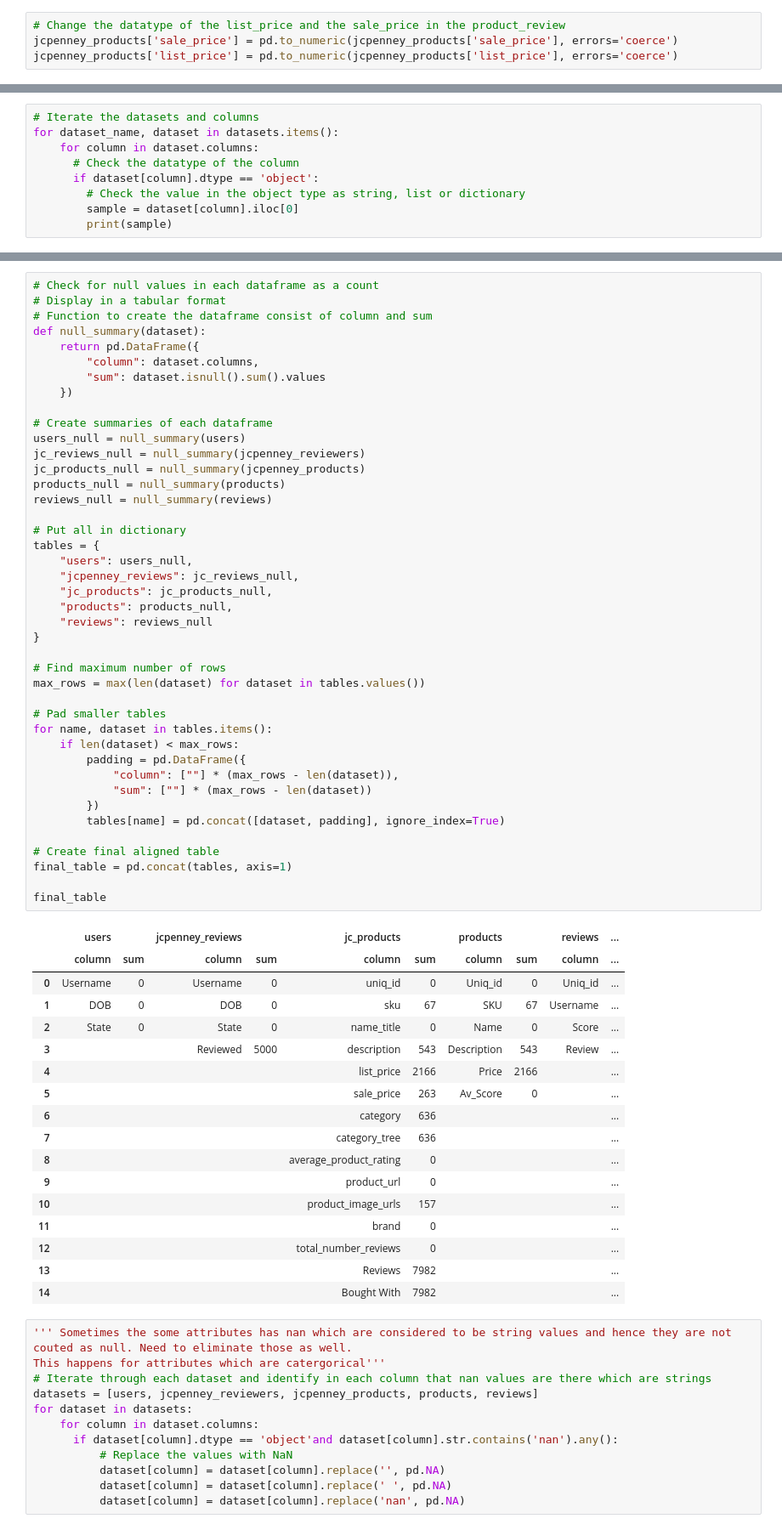
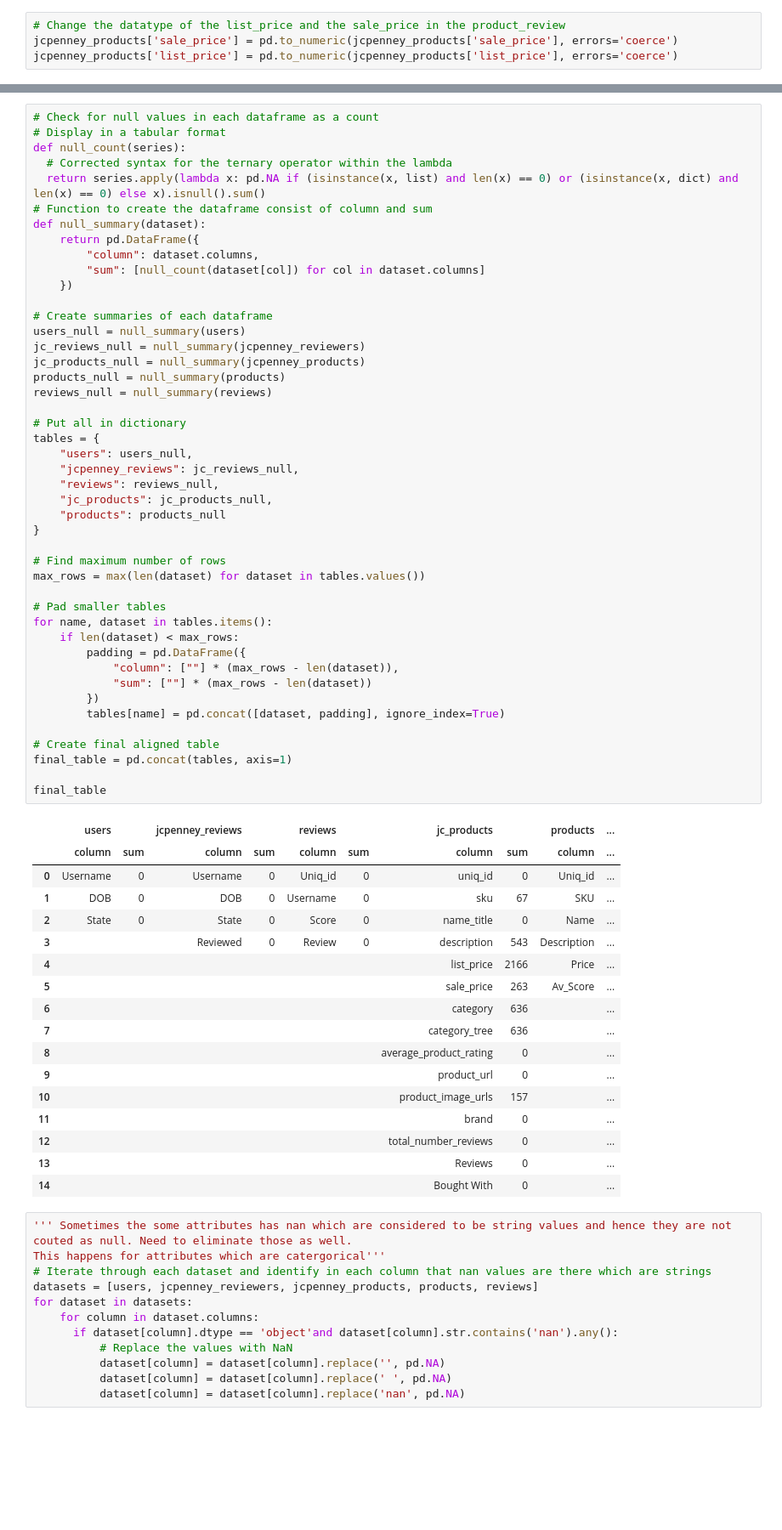
Before and after one commit to Malki9/3601763_BD2, a Jupyter notebook: 3601763_BD2.ipynb, the cells around one changed output, grey strips where cells are left out. Shown at 85% size. Saved outputs shown, nothing was run; the diff lists cells and outputs as text; blank space fills up the shorter version.

Commit message:
Checking the null values in the each columns

```diff
--- a/3601763_BD2.ipynb
+++ b/3601763_BD2.ipynb
@@ -241,9 +167,0 @@ pandas._libs.missing.NAType
-# %%
-# Iterate the datasets and columns
-for dataset_name, dataset in datasets.items():
-    for column in dataset.columns:
-      # Check the datatype of the column
-      if dataset[column].dtype == 'object':
-        # Check the value in the object type as string, list or dictionary
-        sample = dataset[column].iloc[0]
-        print(sample)
@@ -268,63 +168,66 @@ You never have to worry about the fit...Alfred Dunner clothing sizes are true to
 # %%
 # Check for null values in each dataframe as a count
 # Display in a tabular format
+def null_count(series):
+  # Corrected syntax for the ternary operator within the lambda
+  return series.apply(lambda x: pd.NA if (isinstance(x, list) and len(x) == 0) or (isinstance(x, dict) and len(x) == 0) else x).isnull().sum()
 # Function to create the dataframe consist of column and sum
 def null_summary(dataset):
     return pd.DataFrame({
         "column": dataset.columns,
-        "sum": dataset.isnull().sum().values
+        "sum": [null_count(dataset[col]) for col in dataset.columns]
     })
 
 # Create summaries of each dataframe
 users_null = null_summary(users)
 jc_reviews_null = null_summary(jcpenney_reviewers)
 jc_products_null = null_summary(jcpenney_products)
 products_null = null_summary(products)
 reviews_null = null_summary(reviews)
 
 # Put all in dictionary
 tables = {
     "users": users_null,
     "jcpenney_reviews": jc_reviews_null,
+    "reviews": reviews_null,
     "jc_products": jc_products_null,
-    "products": products_null,
-    "reviews": reviews_null
+    "products": products_null
 }
 
 # Find maximum number of rows
 max_rows = max(len(dataset) for dataset in tables.values())
 
 # Pad smaller tables
 for name, dataset in tables.items():
     if len(dataset) < max_rows:
         padding = pd.DataFrame({
             "column": [""] * (max_rows - len(dataset)),
             "sum": [""] * (max_rows - len(dataset))
         })
         tables[name] = pd.concat([dataset, padding], ignore_index=True)
 
 # Create final aligned table
 final_table = pd.concat(tables, axis=1)
 
 final_table
 # %% [output]
-|  | users |  | jcpenney_reviews |  | jc_products |  | products |  | reviews | ... |
+|  | users |  | jcpenney_reviews |  | reviews |  | jc_products |  | products | ... |
 |  | column | sum | column | sum | column | sum | column | sum | column | ... |
-| 0 | Username | 0 | Username | 0 | uniq_id | 0 | Uniq_id | 0 | Uniq_id | ... |
-| 1 | DOB | 0 | DOB | 0 | sku | 67 | SKU | 67 | Username | ... |
-| 2 | State | 0 | State | 0 | name_title | 0 | Name | 0 | Score | ... |
-| 3 |  |  | Reviewed | 5000 | description | 543 | Description | 543 | Review | ... |
-| 4 |  |  |  |  | list_price | 2166 | Price | 2166 |  | ... |
-| 5 |  |  |  |  | sale_price | 263 | Av_Score | 0 |  | ... |
-| 6 |  |  |  |  | category | 636 |  |  |  | ... |
-| 7 |  |  |  |  | category_tree | 636 |  |  |  | ... |
-| 8 |  |  |  |  | average_product_rating | 0 |  |  |  | ... |
-| 9 |  |  |  |  | product_url | 0 |  |  |  | ... |
-| 10 |  |  |  |  | product_image_urls | 157 |  |  |  | ... |
-| 11 |  |  |  |  | brand | 0 |  |  |  | ... |
-| 12 |  |  |  |  | total_number_reviews | 0 |  |  |  | ... |
-| 13 |  |  |  |  | Reviews | 7982 |  |  |  | ... |
-| 14 |  |  |  |  | Bought With | 7982 |  |  |  | ... |
+| 0 | Username | 0 | Username | 0 | Uniq_id | 0 | uniq_id | 0 | Uniq_id | ... |
+| 1 | DOB | 0 | DOB | 0 | Username | 0 | sku | 67 | SKU | ... |
+| 2 | State | 0 | State | 0 | Score | 0 | name_title | 0 | Name | ... |
+| 3 |  |  | Reviewed | 0 | Review | 0 | description | 543 | Description | ... |
+| 4 |  |  |  |  |  |  | list_price | 2166 | Price | ... |
+| 5 |  |  |  |  |  |  | sale_price | 263 | Av_Score | ... |
+| 6 |  |  |  |  |  |  | category | 636 |  | ... |
+| 7 |  |  |  |  |  |  | category_tree | 636 |  | ... |
+| 8 |  |  |  |  |  |  | average_product_rating | 0 |  | ... |
+| 9 |  |  |  |  |  |  | product_url | 0 |  | ... |
+| 10 |  |  |  |  |  |  | product_image_urls | 157 |  | ... |
+| 11 |  |  |  |  |  |  | brand | 0 |  | ... |
+| 12 |  |  |  |  |  |  | total_number_reviews | 0 |  | ... |
+| 13 |  |  |  |  |  |  | Reviews | 0 |  | ... |
+| 14 |  |  |  |  |  |  | Bought With | 0 |  | ... |
 # %%
 ''' Sometimes the some attributes has nan which are considered to be string values and hence they are not couted as null. Need to eliminate those as well.
 This happens for attributes which are catergorical'''
```
Also changed, not shown: parts of 7 cells of this notebook.
